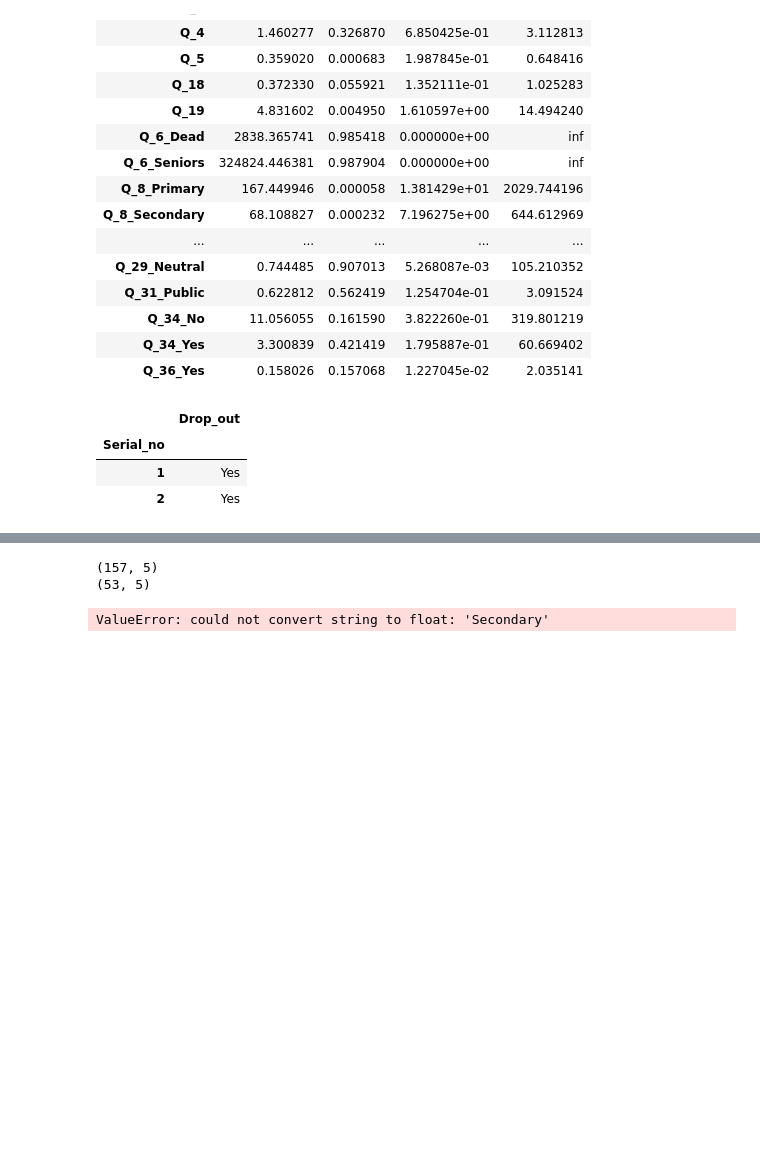
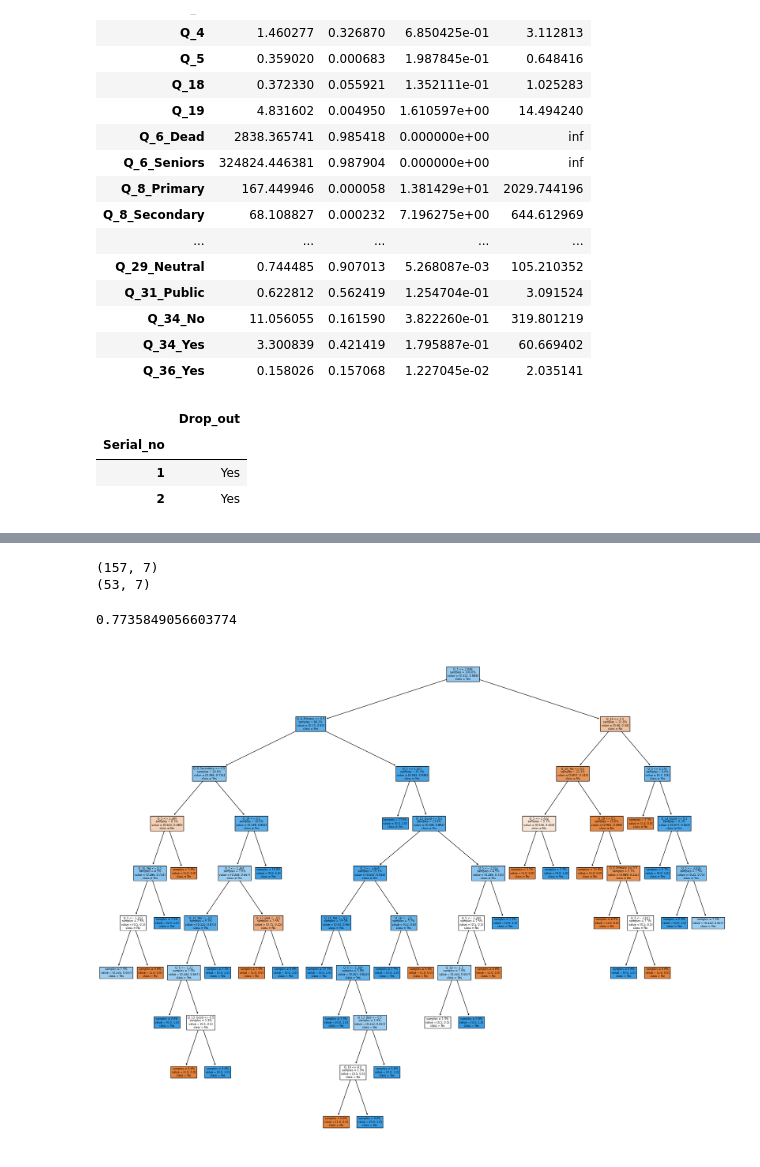
Before and after one commit to whoismaruf/BSc_Thesis, a Jupyter notebook: main.ipynb, the cells around one changed output, grey strips where cells are left out. Cells and saved outputs as stored; diff of their text form; code cells hidden in the pictures; blank space fills up the shorter version.

```diff
--- a/main.ipynb
+++ b/main.ipynb
@@ -230,3 +228,6 @@ y.head(2)
 | Serial_no |  |
 | 1 | Yes |
 | 2 | Yes |
+# %%
+X_encoded = pd.get_dummies(X, drop_first=True)
+X_encoded.head(3)
@@ -233,14 +240,27 @@ y.head(2)
 # %%
-X_train, X_test, y_train, y_test = train_test_split(X, y, test_size = 0.25, random_state = 0)
+X_train, X_test, y_train, y_test = train_test_split(X_encoded, y, test_size = 0.25, random_state = 0)
 # %%
 print(X_train.shape)
 print(X_test.shape)
 # %% [output]
-(157, 5)
-(53, 5)
+(157, 7)
+(53, 7)
 # %%
 dt = DecisionTreeClassifier()
 dt = dt.fit(X_train, y_train)
-plot_tree(dt, feature_names=features)
+pred = dt.predict(X_test)
+acc =accuracy_score(y_test, pred)
+acc
 # %% [output]
-ValueError: could not convert string to float: 'Secondary'
+0.7735849056603774
+# %%
+fig = plt.figure(figsize=((25,20)))
+plot_tree(dt,
+            feature_names = X_encoded.columns,
+            class_names=['No', 'Yes'],
+            impurity=False,
+            proportion=True,
+            filled=True)
+fig.show()
+# %% [output]
+[figure, added]
```
Also changed, not shown: parts of 5 cells of this notebook.
